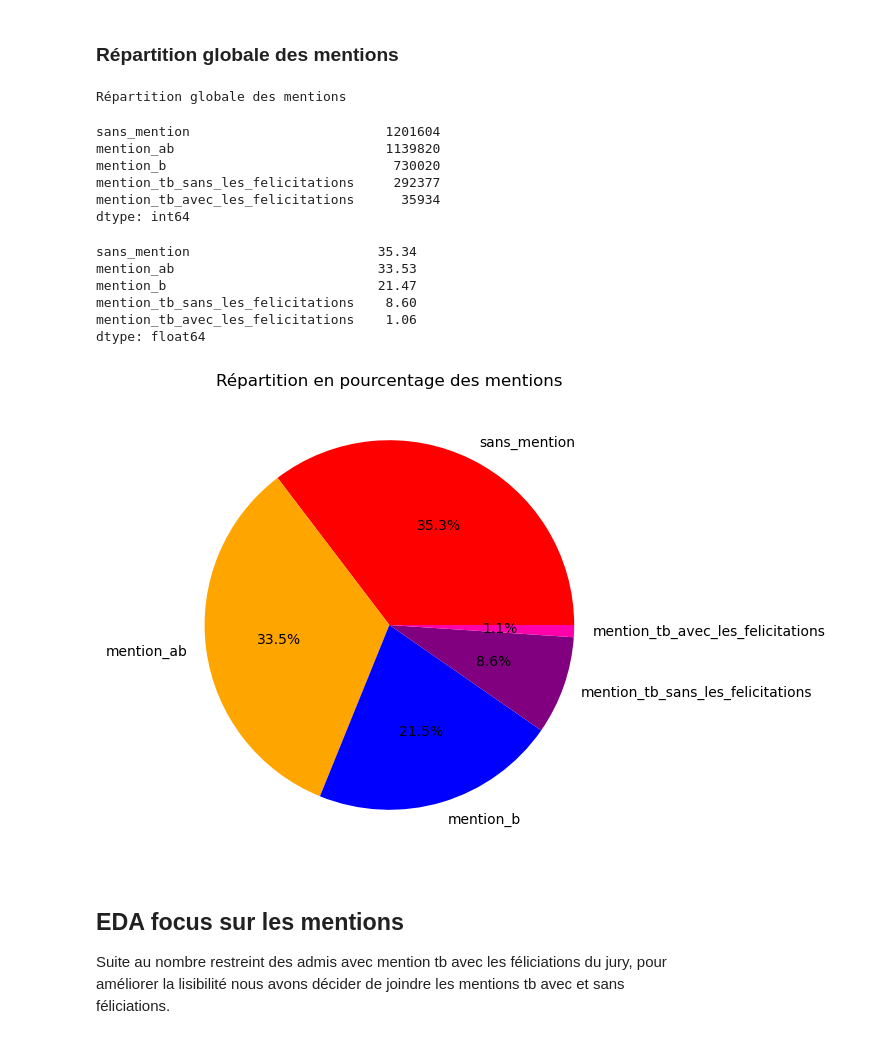
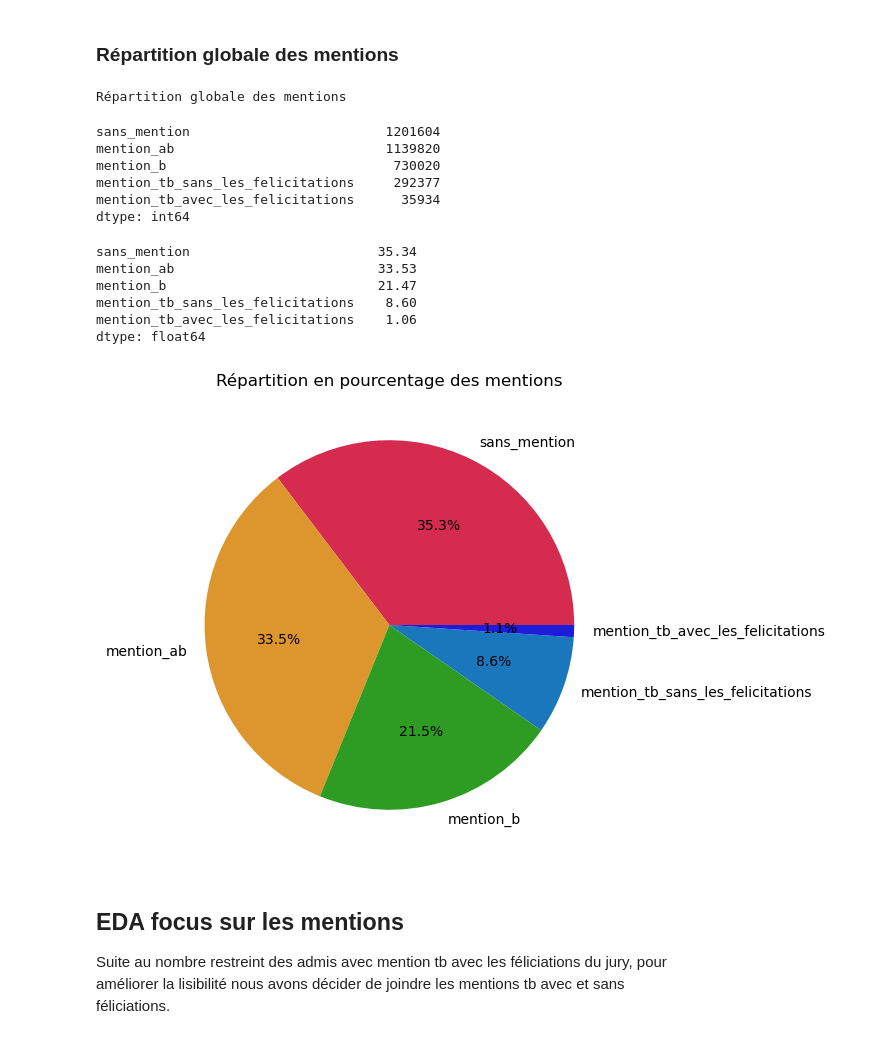
Before and after one commit to GregA2026/Education_project, a Jupyter notebook: mention/EDA.ipynb, the cells around one changed output. Drawn from its saved outputs; the diff is of its cells as text; code cells hidden in the pictures.

Commit message:
modify mention EDA and add powerBI directory

```diff
--- a/mention/EDA.ipynb
+++ b/mention/EDA.ipynb
@@ -355,39 +355,39 @@ df["total_mentions"] = df[mentions_cols].sum(axis=1)
 global_mentions = df[mentions_cols].sum().sort_values(ascending=False)
 global_mentions_pct = global_mentions / global_mentions.sum() * 100
 
 colors_pie = {
-    'mention_tb_avec_les_felicitations': '#FF00AA',
-    'mention_tb_sans_les_felicitations': 'purple',
-    'mention_b': 'blue',
-    'mention_ab': 'orange',
-    'sans_mention': 'red'
+    'mention_tb_avec_les_felicitations': '#1B1DDB',
+    'mention_tb_sans_les_felicitations': '#1B77BB',
+    'mention_b': '#2E9B22',
+    'mention_ab': '#DC962D',
+    'sans_mention': '#D52B4E'
 }
 
 colors_pie = [colors_pie[col] for col in global_mentions.index]
 
 print("Répartition globale des mentions ")
 display(global_mentions)
 display(global_mentions_pct)
 #Répartition en pourcentage des mentions
 plt.figure(figsize=(6,6))
 plt.pie(global_mentions.values, labels=global_mentions.index, autopct="%1.1f%%", colors=colors_pie)
 plt.title("Répartition en pourcentage des mentions")
 plt.show()
 # %% [output]
 Répartition globale des mentions
 sans_mention                         1201604
 mention_ab                           1139820
 mention_b                             730020
 mention_tb_sans_les_felicitations     292377
 mention_tb_avec_les_felicitations      35934
 dtype: int64
 sans_mention                        35.34
 mention_ab                          33.53
 mention_b                           21.47
 mention_tb_sans_les_felicitations    8.60
 mention_tb_avec_les_felicitations    1.06
 dtype: float64
-[figure, old version]
+[figure, new version]
 # %% [markdown]
 ## EDA focus sur les mentions
 
```
Also changed, not shown: parts of 3 cells of this notebook, 2 other files.
